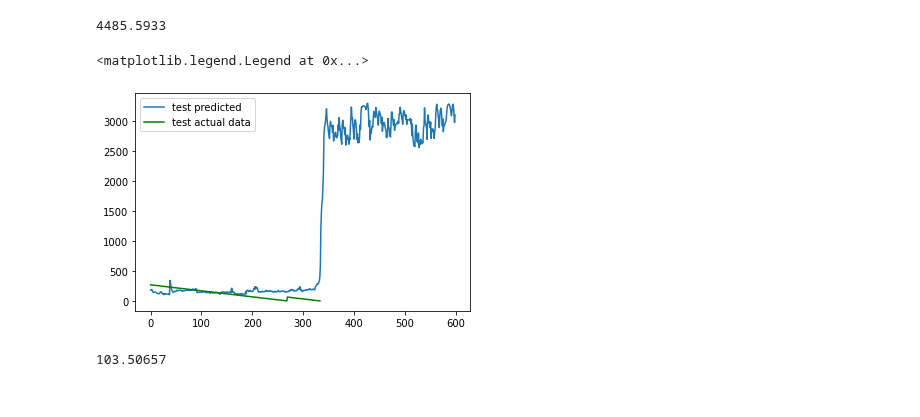
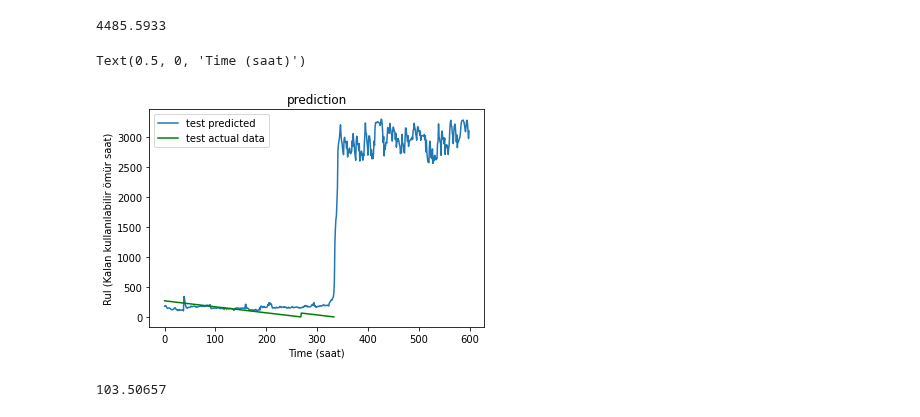
Before and after one commit to MustafaBozkurt84/predictive-maintanance-LSTM, a Jupyter notebook: Lstm_Predictive_maintenance_regression.ipynb, the cells around one changed output. Cells and saved outputs as stored; diff of their text form; code cells hidden in the pictures.

```diff
--- a/Lstm_Predictive_maintenance_regression.ipynb
+++ b/Lstm_Predictive_maintenance_regression.ipynb
@@ -448,8 +448,8 @@ if os.path.isfile(model_path):
     plt.plot(y_pred_train,color="red")
     plt.plot(df.loc[24:,"rul"].reset_index(drop=True),color= "green")
     plt.title('prediction')
-    plt.ylabel('value')
-    plt.xlabel('row')
+    plt.ylabel('Rul (Kalan kullanılabilir ömür saat)')
+    plt.xlabel('Time (saat)')
     plt.legend(['test predicted', 'train actual data',"train predicted"], loc='upper left')
     plt.show()
     fig_verify.savefig("model_regression_verify.png")
@@ -466,10 +466,13 @@ np.max(y_pred_test)
 # %%
 plt.plot(y_pred_test[5900:6500])
 plt.plot(df.loc[5950:,"rul"].reset_index(drop=True),color= "green")
 plt.legend(['test predicted', 'test actual data'], loc='upper left')
+plt.title('prediction')
+plt.ylabel('Rul (Kalan kullanılabilir ömür saat)')
+plt.xlabel('Time (saat)')
 # %% [output]
-<matplotlib.legend.Legend at 0x...>
+Text(0.5, 0, 'Time (saat)')
-[figure, old version]
+[figure, new version]
 # %%
 np.min(y_pred_test[6000:6500])
 # %% [output]
```
Also changed, not shown: parts of 1 cell of this notebook.
